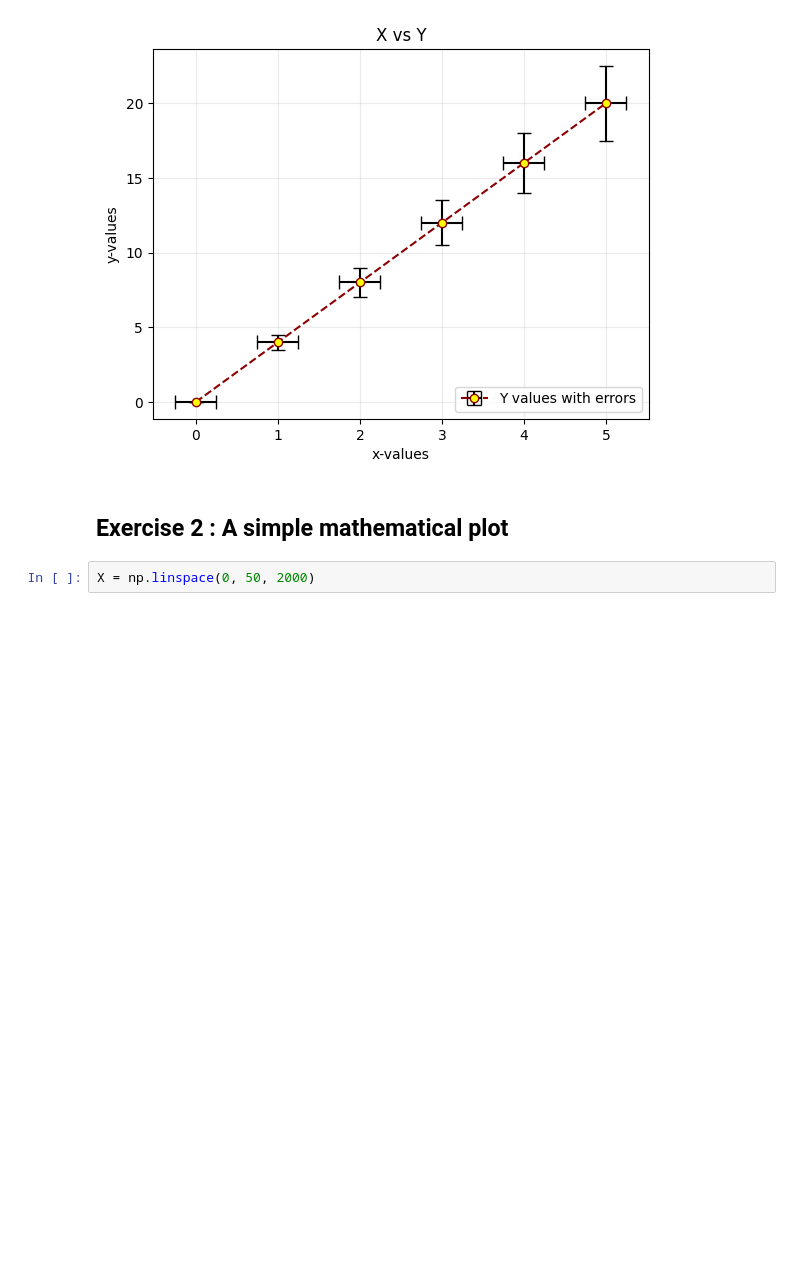
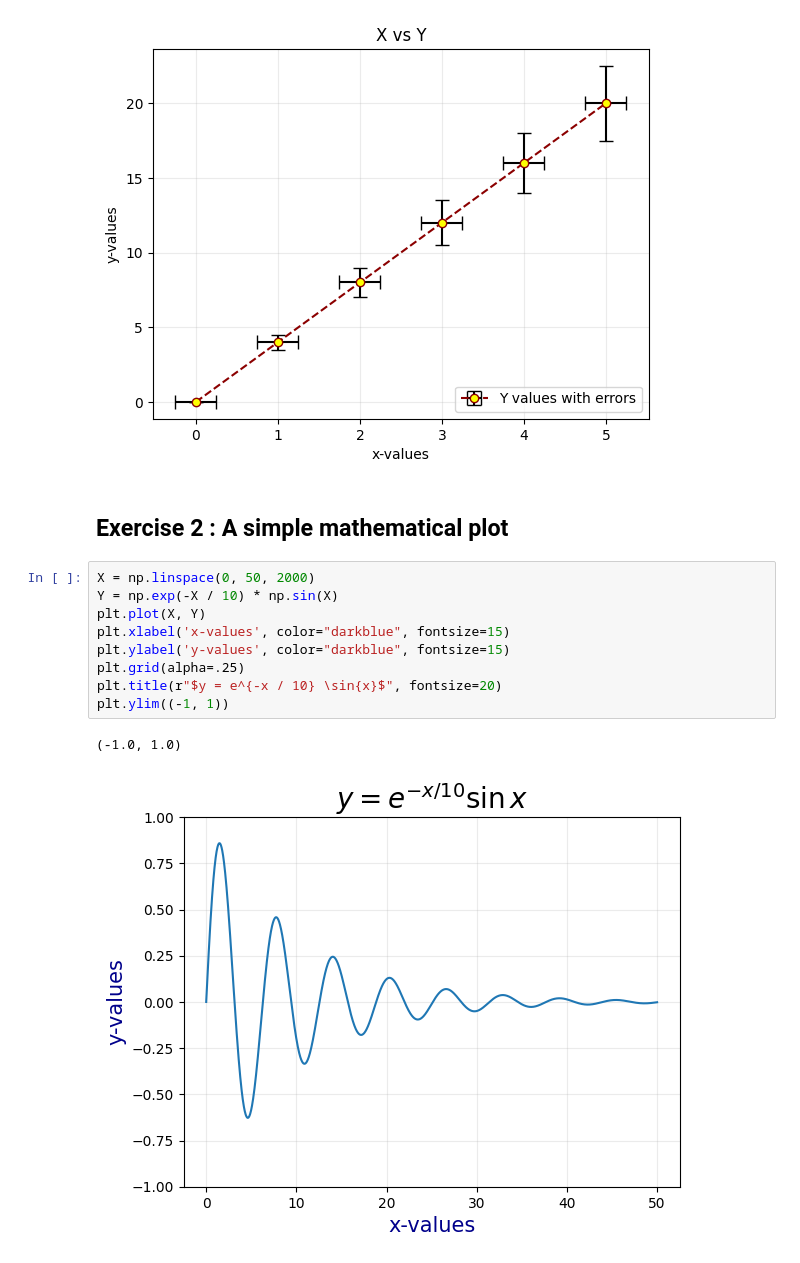
Before and after one commit to SPS-SP2273/learning-portfolio-shawn1368, a Jupyter notebook: plotting/plotting_(need).ipynb, the cells around one changed output. Saved outputs shown, nothing was run; the diff lists cells and outputs as text; blank space fills up the shorter version.

Commit message:
Plotting (Need)

```diff
--- a/plotting/plotting_(need).ipynb
+++ b/plotting/plotting_(need).ipynb
@@ -174,5 +174,15 @@ plt.show(block=False)
 [figure]
 # %% [markdown]
 ## Exercise 2 :  A simple mathematical plot
-# %%
-X = np.linspace(0, 50, 2000)
+# %%
+X = np.linspace(0, 50, 2000)
+Y = np.exp(-X / 10) * np.sin(X)
+plt.plot(X, Y)
+plt.xlabel('x-values', color="darkblue", fontsize=15)
+plt.ylabel('y-values', color="darkblue", fontsize=15)
+plt.grid(alpha=.25)
+plt.title(r"$y = e^{-x / 10} \sin{x}$", fontsize=20)
+plt.ylim((-1, 1))
+# %% [output]
+(-1.0, 1.0)
+[figure, added]
```
Also changed, not shown: 1 other file.
